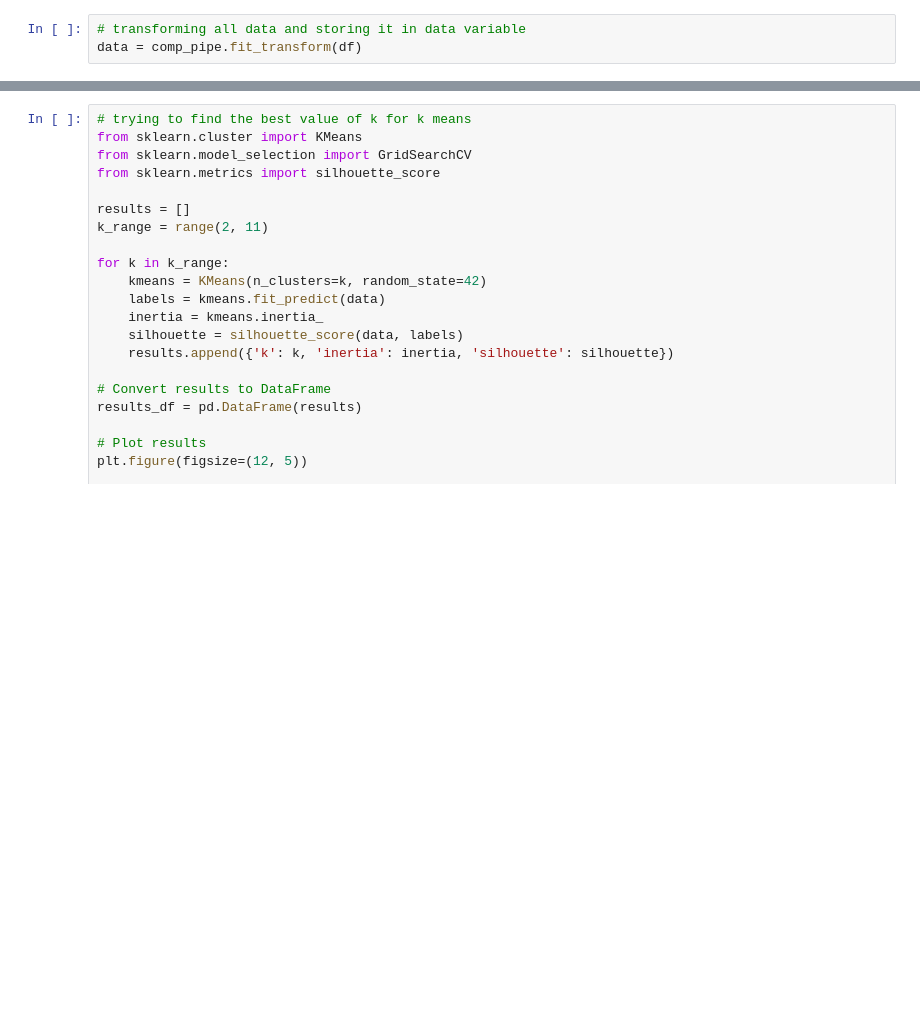
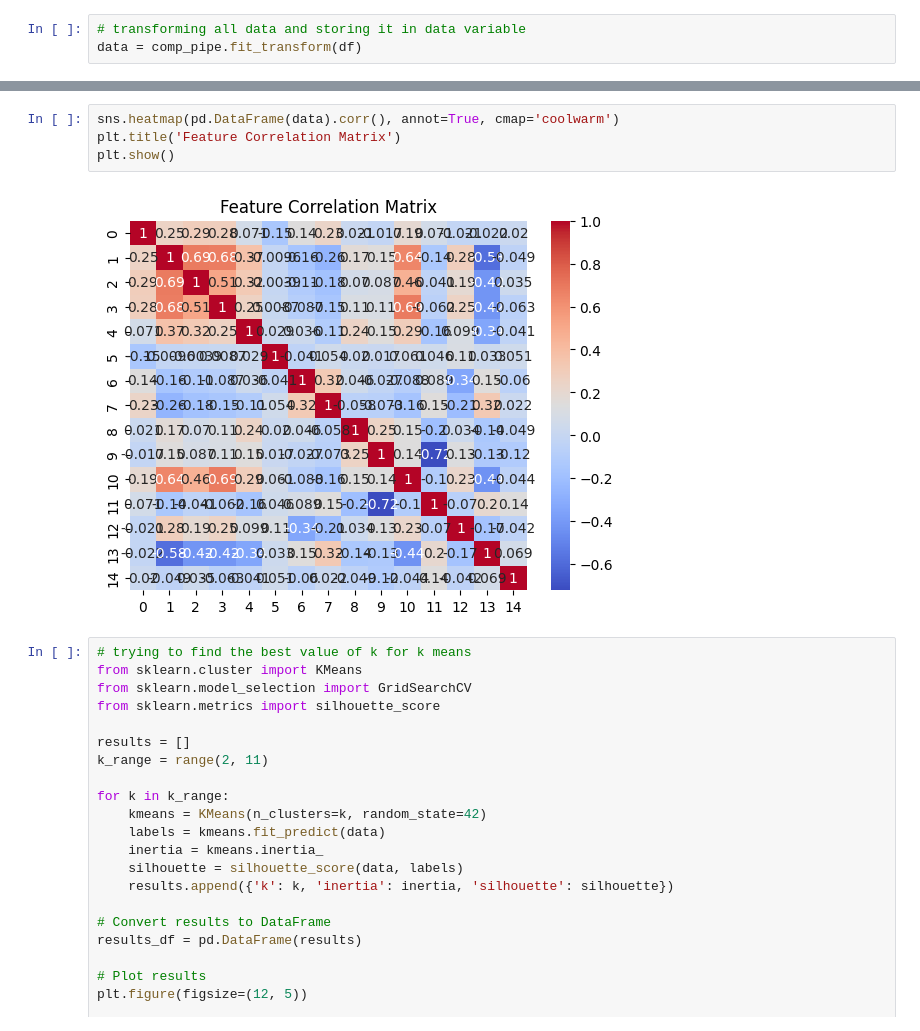
Before and after one commit to amankumarchy5423/McDonalds-Case-Study, a Jupyter notebook: Source-code.ipynb, the cells around one changed output, grey strips where cells are left out. Drawn from its saved outputs; the diff is of its cells as text; blank space fills up the shorter version.

```diff
--- a/Source-code.ipynb
+++ b/Source-code.ipynb
@@ -242,3 +256,9 @@ data = comp_pipe.fit_transform(df)
+# %%
+sns.heatmap(pd.DataFrame(data).corr(), annot=True, cmap='coolwarm')
+plt.title('Feature Correlation Matrix')
+plt.show()
+# %% [output]
+[figure, added]
 # %%
 # trying to find the best value of k for k means
 from sklearn.cluster import KMeans
```
Also changed, not shown: parts of 1 cell of this notebook.
